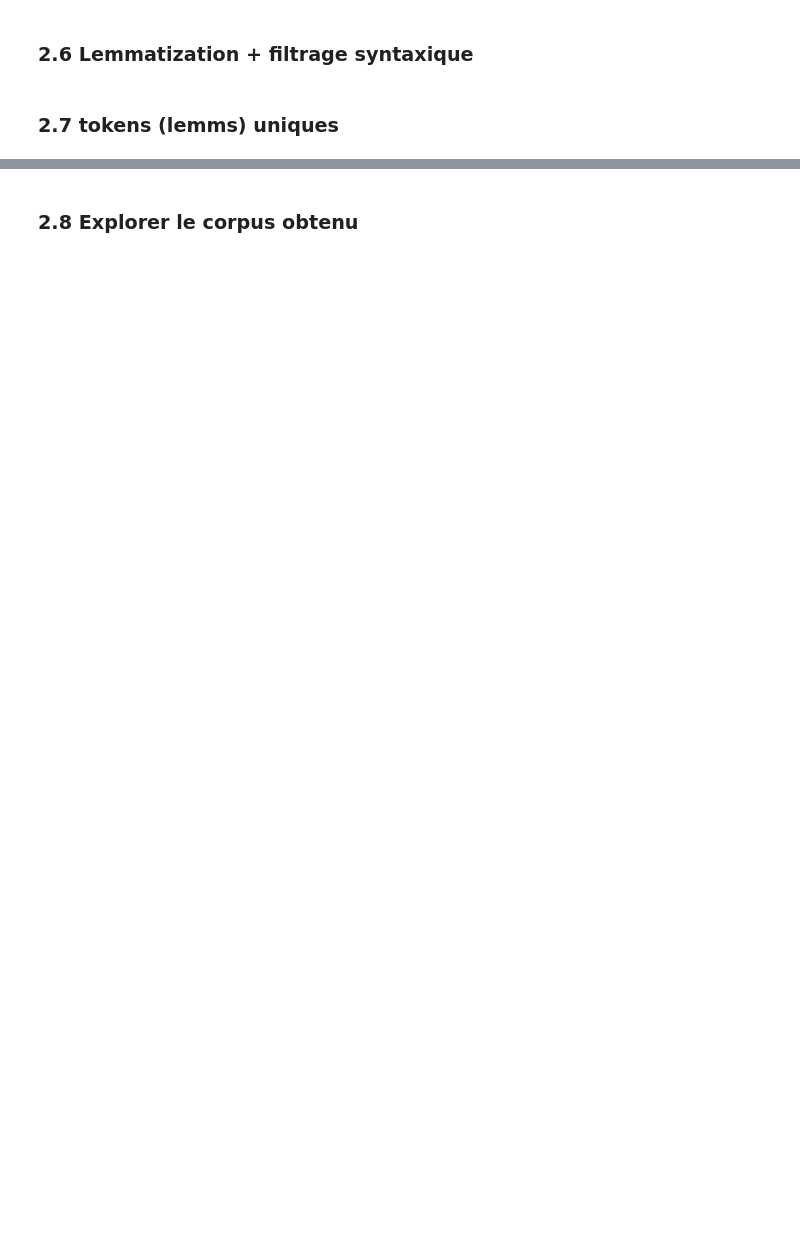
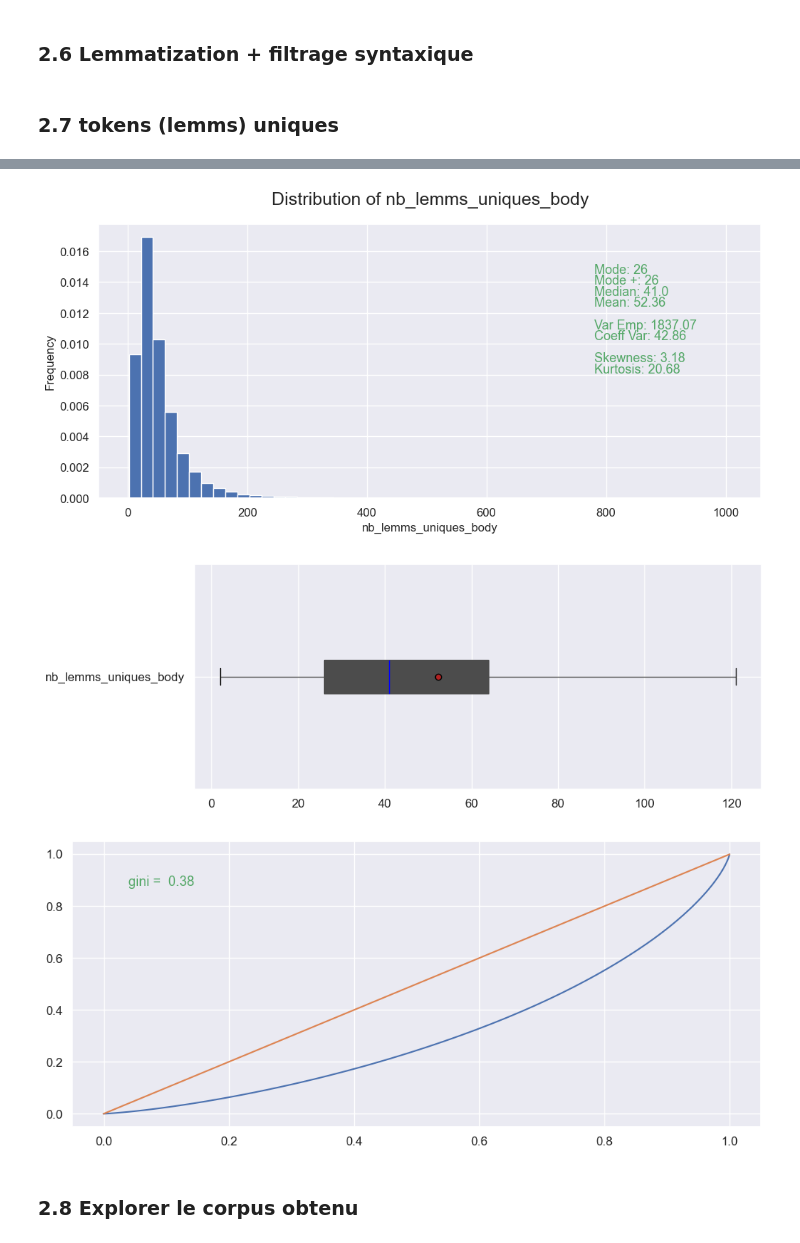
Before and after one commit to Kiwinokoto/ML_student, a Jupyter notebook: notebooks/Oudelet_Kevin_1_notebook_exploration_271123.ipynb, the cells around one changed output, grey strips where cells are left out. Cells and saved outputs as stored; diff of their text form; code cells hidden in the pictures; blank space fills up the shorter version.

```diff
--- a/notebooks/Oudelet_Kevin_1_notebook_exploration_271123.ipynb
+++ b/notebooks/Oudelet_Kevin_1_notebook_exploration_271123.ipynb
@@ -994,4 +1059,9 @@ graphs_analyse_uni(raw_questions_tags, 'nb_tokens_body', bins=50, r=2, density=T
 # %%
-graphs_analyse_uni(raw_questions_tags, 'nb_tokens_uniques_body', bins=50, r=2, density=True)
+# Corpus d'arrivée
+graphs_analyse_uni(raw_questions_tags, 'nb_lemms_uniques_body', bins=50, r=2, density=True)
 
-# On retrouve la moyenne divisée par 2
+# Moyenne divisée par 4
+# %% [output]
+[figure, added]
+[figure, added]
+[figure, added]
```
Also changed, not shown: parts of 46 cells of this notebook.
